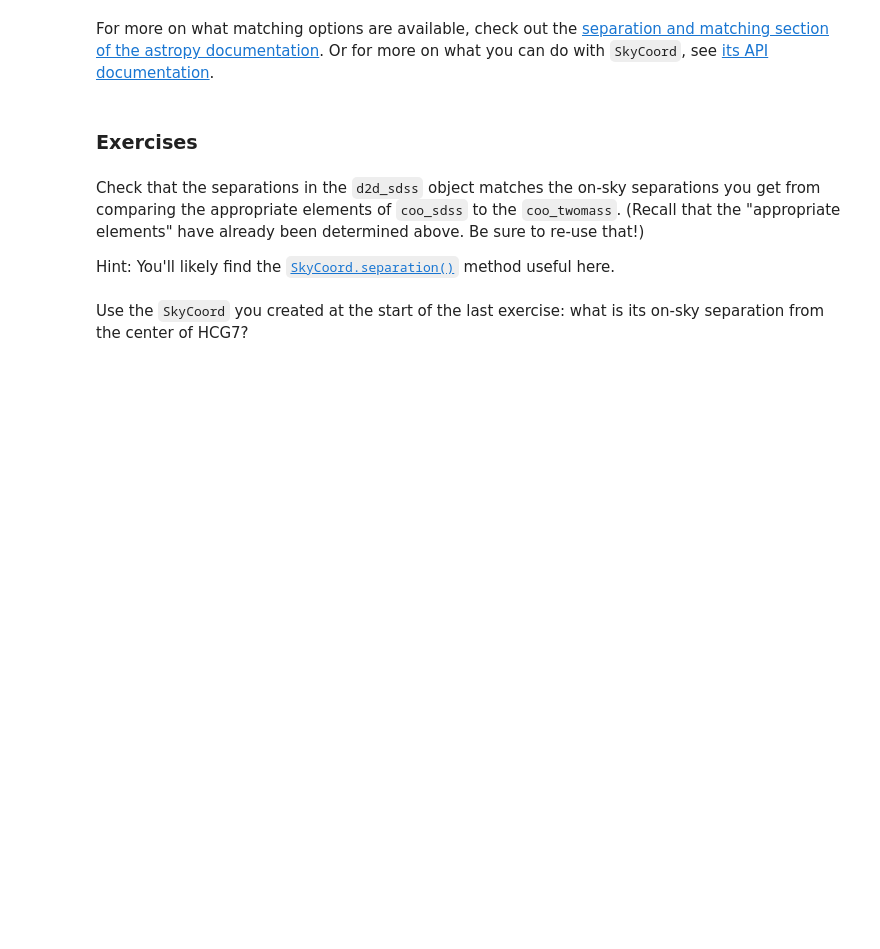
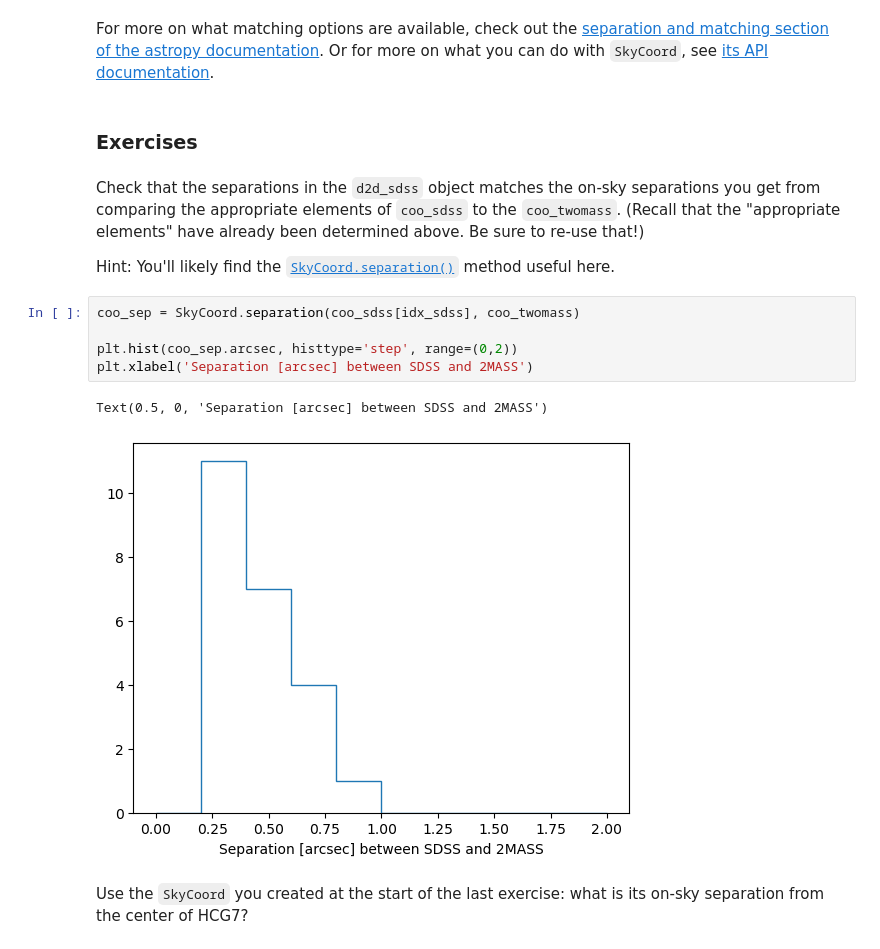
Before and after one commit to alexanderschatzberg/Physics, a Jupyter notebook: AstroTools/1b_Online_Data_Tables_STUDENT.ipynb, the cells around one changed output. Cells and saved outputs as stored; diff of their text form; blank space fills up the shorter version.

```diff
--- a/AstroTools/1b_Online_Data_Tables_STUDENT.ipynb
+++ b/AstroTools/1b_Online_Data_Tables_STUDENT.ipynb
@@ -99,5 +144,13 @@ For more on what matching options are available, check out the [separation and m
 Check that the separations in the ``d2d_sdss`` object matches the on-sky separations you get from comparing the appropriate elements of ``coo_sdss`` to the ``coo_twomass``. (Recall that the "appropriate elements" have already been determined above.  Be sure to re-use that!)
 
 Hint: You'll likely find the [``SkyCoord.separation()``](http://docs.astropy.org/en/stable/api/astropy.coordinates.SkyCoord.html#astropy.coordinates.SkyCoord.separation) method useful here.
+# %%
+coo_sep = SkyCoord.separation(coo_sdss[idx_sdss], coo_twomass)
+
+plt.hist(coo_sep.arcsec, histtype='step', range=(0,2))
+plt.xlabel('Separation [arcsec] between SDSS and 2MASS')
+# %% [output]
+Text(0.5, 0, 'Separation [arcsec] between SDSS and 2MASS')
+[figure, added]
 # %% [markdown]
 Use the `SkyCoord` you created at the start of the last exercise: what is its on-sky separation from the center of HCG7?
```
Also changed, not shown: parts of 10 cells of this notebook.
